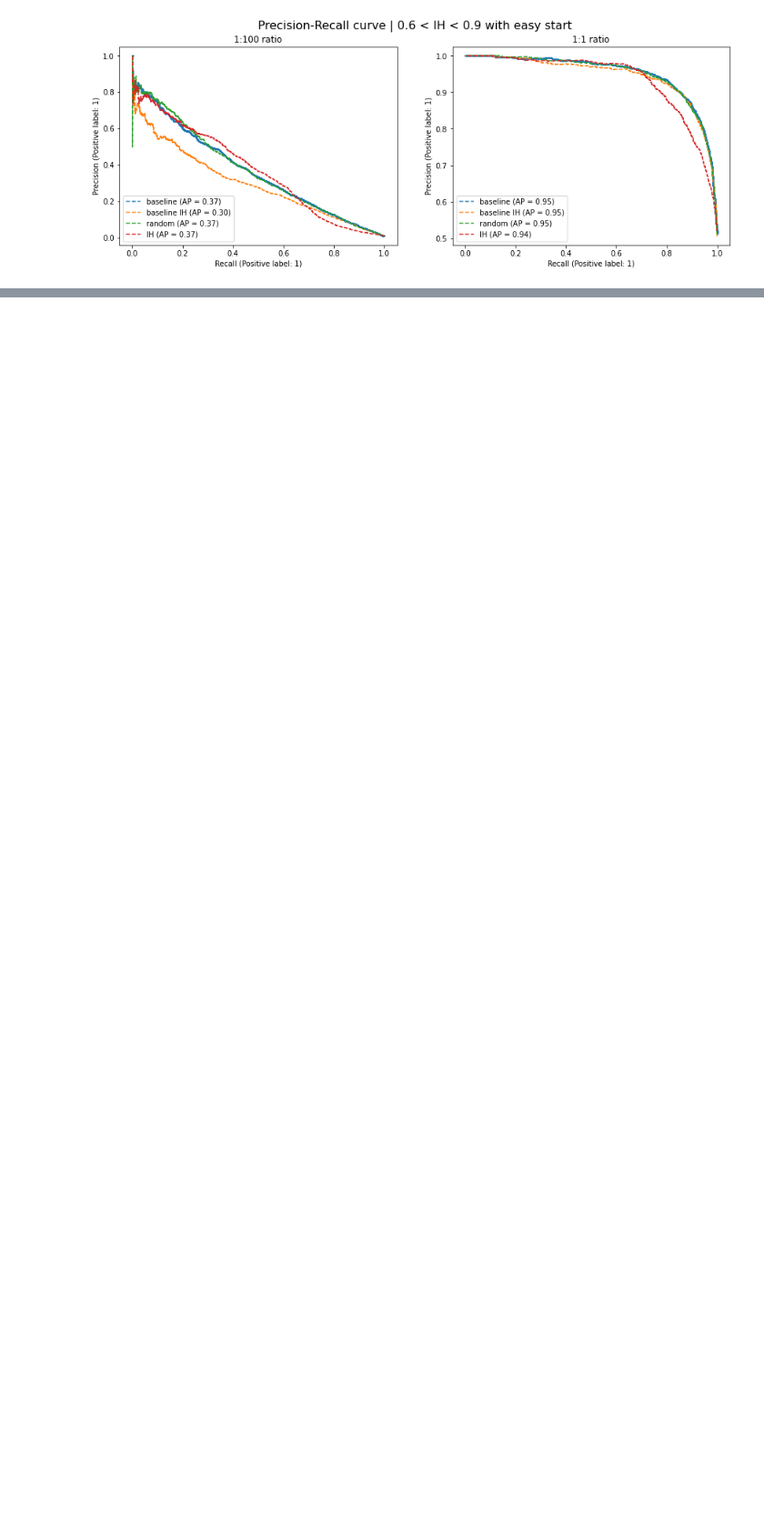
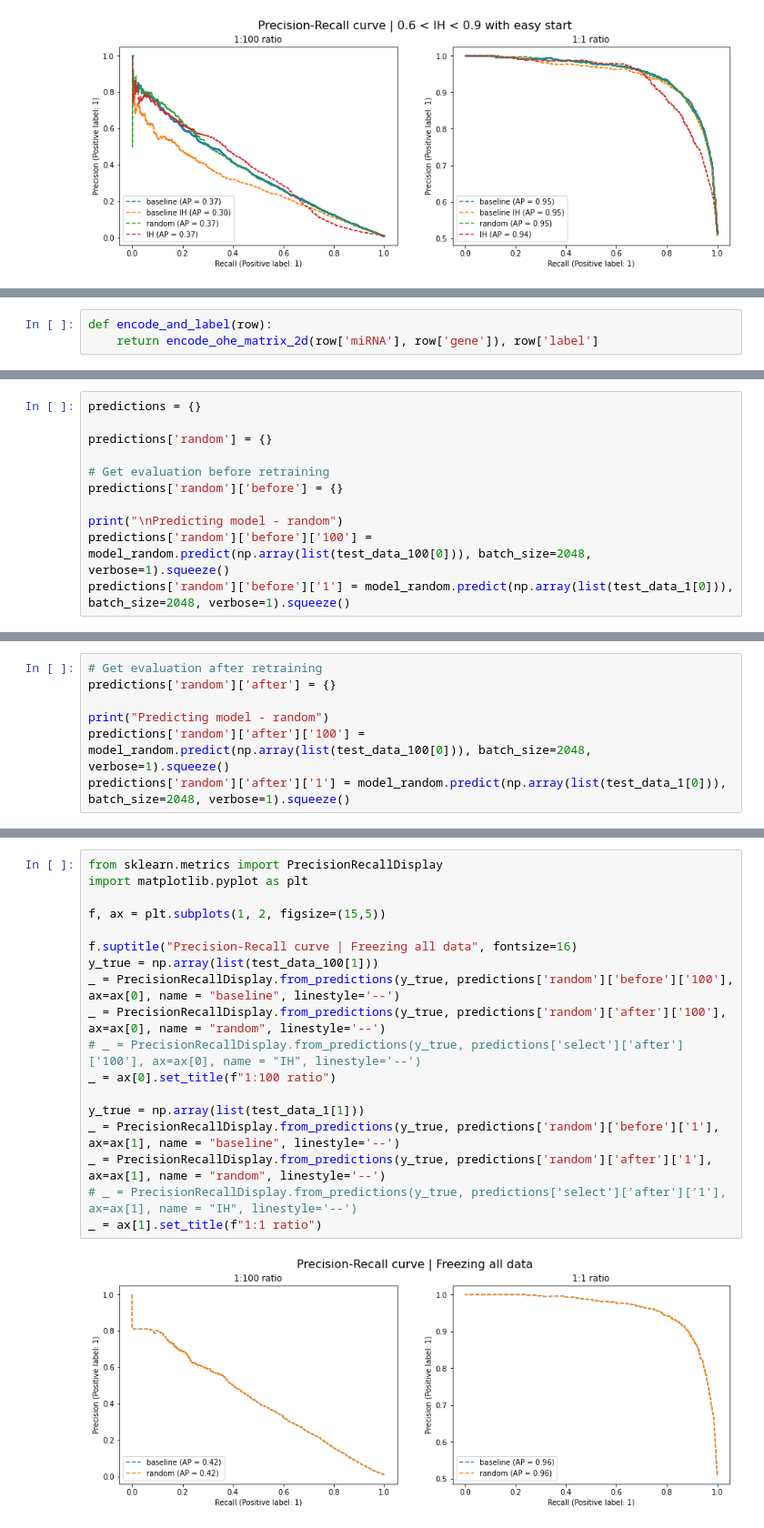
Before and after one commit to Janowie/iterative_training_experiments, a Jupyter notebook: hard_instance_retraining.ipynb, the cells around one changed output, grey strips where cells are left out. Shown at 91% size. Saved outputs shown, nothing was run; the diff lists cells and outputs as text; blank space fills up the shorter version.

```diff
--- a/hard_instance_retraining.ipynb
+++ b/hard_instance_retraining.ipynb
@@ -857,0 +1329,3 @@ _ = ax[1].set_title(f"1:1 ratio")
+# %%
+def encode_and_label(row):
+    return encode_ohe_matrix_2d(row['miRNA'], row['gene']), row['label']
@@ -857,0 +1350,11 @@ _ = ax[1].set_title(f"1:1 ratio")
+# %%
+predictions = {}
+
+predictions['random'] = {}
+
+# Get evaluation before retraining
+predictions['random']['before'] = {}
+
+print("\nPredicting model - random")
+predictions['random']['before']['100'] = model_random.predict(np.array(list(test_data_100[0])), batch_size=2048, verbose=1).squeeze()
+predictions['random']['before']['1'] = model_random.predict(np.array(list(test_data_1[0])), batch_size=2048, verbose=1).squeeze()
@@ -857,0 +1461,7 @@ _ = ax[1].set_title(f"1:1 ratio")
+# %%
+# Get evaluation after retraining
+predictions['random']['after'] = {}
+
+print("Predicting model - random")
+predictions['random']['after']['100'] = model_random.predict(np.array(list(test_data_100[0])), batch_size=2048, verbose=1).squeeze()
+predictions['random']['after']['1'] = model_random.predict(np.array(list(test_data_1[0])), batch_size=2048, verbose=1).squeeze()
@@ -857,0 +1472,20 @@ _ = ax[1].set_title(f"1:1 ratio")
+# %%
+from sklearn.metrics import PrecisionRecallDisplay
+import matplotlib.pyplot as plt
+
+f, ax = plt.subplots(1, 2, figsize=(15,5))
+
+f.suptitle("Precision-Recall curve | Freezing all data", fontsize=16)
+y_true = np.array(list(test_data_100[1]))
+_ = PrecisionRecallDisplay.from_predictions(y_true, predictions['random']['before']['100'], ax=ax[0], name = "baseline", linestyle='--')
+_ = PrecisionRecallDisplay.from_predictions(y_true, predictions['random']['after']['100'], ax=ax[0], name = "random", linestyle='--')
+# _ = PrecisionRecallDisplay.from_predictions(y_true, predictions['select']['after']['100'], ax=ax[0], name = "IH", linestyle='--')
+_ = ax[0].set_title(f"1:100 ratio")
+
+y_true = np.array(list(test_data_1[1]))
+_ = PrecisionRecallDisplay.from_predictions(y_true, predictions['random']['before']['1'], ax=ax[1], name = "baseline", linestyle='--')
+_ = PrecisionRecallDisplay.from_predictions(y_true, predictions['random']['after']['1'], ax=ax[1], name = "random", linestyle='--')
+# _ = PrecisionRecallDisplay.from_predictions(y_true, predictions['select']['after']['1'], ax=ax[1], name = "IH", linestyle='--')
+_ = ax[1].set_title(f"1:1 ratio")
+# %% [output]
+[figure, added]
```
Also changed, not shown: parts of 57 cells of this notebook.
